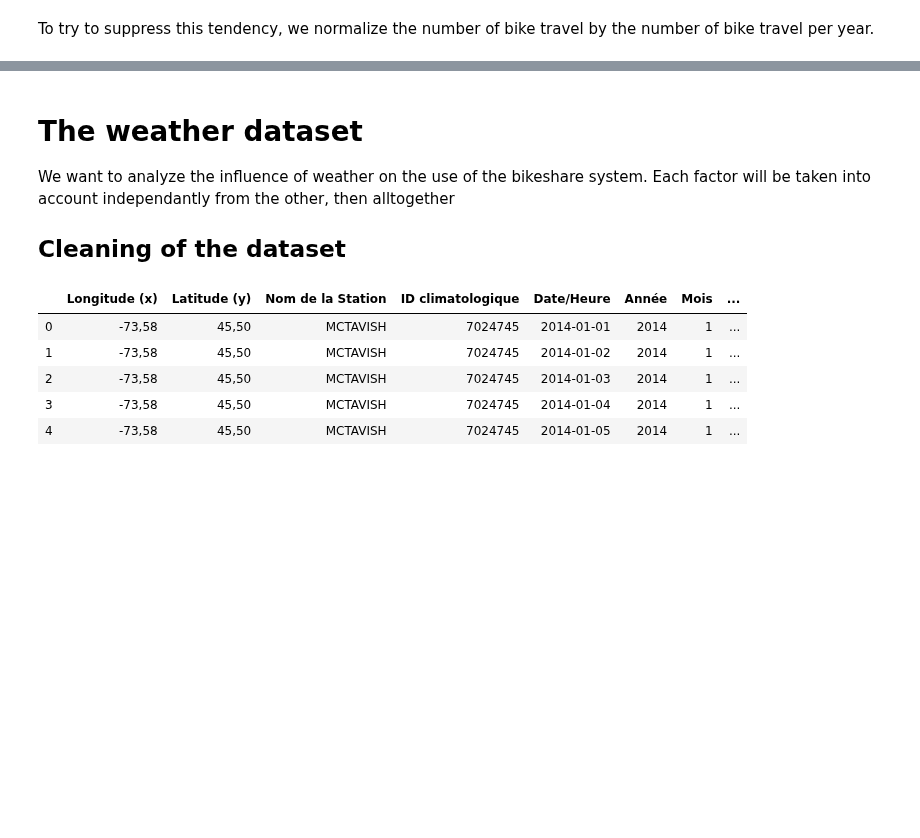
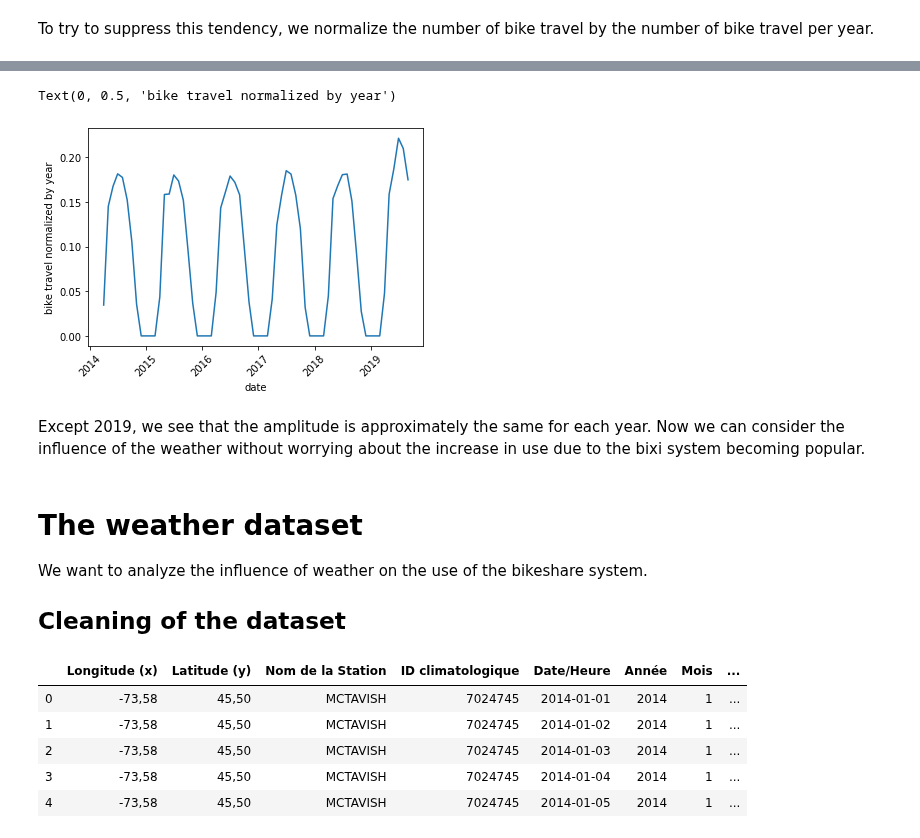
Before and after one commit to daviskia/ada-project-deep-penguin, a Jupyter notebook: Weather.ipynb, the cells around one changed output, grey strips where cells are left out. Saved outputs shown, nothing was run; the diff lists cells and outputs as text; code cells hidden in the pictures; blank space fills up the shorter version.

Commit message:
Update
struggle with cleaning of the data...

```diff
--- a/Weather.ipynb
+++ b/Weather.ipynb
@@ -261,0 +227,30 @@ TypeError: string indices must be integers
+# %%
+year_2014 = Monthly_BikeTravel['date'].dt.year == 2014
+data_2014 = Monthly_BikeTravel[year_2014]
+data_2014['count'] = data_2014['count'].apply(lambda x: x/3136276)
+data_2014 = data_2014.rename(columns={'count': 'normalized_count'})
+
+year_2015 = Monthly_BikeTravel['date'].dt.year == 2015
+data_2015 = Monthly_BikeTravel[year_2015]
+data_2015['count'] = data_2015['count'].apply(lambda x: x/3443883)
+data_2015 = data_2015.rename(columns={'count': 'normalized_count'})
+
+year_2016 = Monthly_BikeTravel['date'].dt.year == 2016
+data_2016 = Monthly_BikeTravel[year_2016]
+data_2016['count'] = data_2016['count'].apply(lambda x: x/4000080)
+data_2016 = data_2016.rename(columns={'count': 'normalized_count'})
+
+year_2017 = Monthly_BikeTravel['date'].dt.year == 2017
+data_2017 = Monthly_BikeTravel[year_2017]
+data_2017['count'] = data_2017['count'].apply(lambda x: x/4740357)
+data_2017 = data_2017.rename(columns={'count': 'normalized_count'})
+
+year_2018 = Monthly_BikeTravel['date'].dt.year == 2018
+data_2018 = Monthly_BikeTravel[year_2018]
+data_2018['count'] = data_2018['count'].apply(lambda x: x/5277541)
+data_2018 = data_2018.rename(columns={'count': 'normalized_count'})
+
+year_2019 = Monthly_BikeTravel['date'].dt.year == 2019
+data_2019 = Monthly_BikeTravel[year_2019]
+data_2019['count'] = data_2019['count'].apply(lambda x: x/4980650)
+data_2019 = data_2019.rename(columns={'count': 'normalized_count'})
@@ -261,0 +275,4 @@ TypeError: string indices must be integers
+# %%
+Normalized_MonthlyBike = pd.concat([data_2014,data_2015,data_2016,data_2017,data_2018,data_2019])
+
+Normalized_MonthlyBike.head()
@@ -262,15 +286,19 @@ TypeError: string indices must be integers
 # %%
-plt.plot(Monthly_BikeTravel['date'],Monthly_BikeTravel['Normalized_count'])
+plt.plot(Normalized_MonthlyBike['date'],Normalized_MonthlyBike['normalized_count'])
 plt.xticks(rotation = 45);
 
 axes = plt.gca()
 axes.set_xlabel('date')
 axes.set_ylabel('bike travel normalized by year')
+# %% [output]
+Text(0, 0.5, 'bike travel normalized by year')
+[figure, added]
+# %% [markdown]
+Except 2019, we see that the amplitude is approximately the same for each year. Now we can consider the influence of the weather without worrying about the increase in use due to the bixi system becoming popular.
 # %% [markdown]
 # The weather dataset
 
 We want to analyze the influence of weather on the use of the bikeshare system.
-Each factor will be taken into account independantly from the other, then alltogether
 
 ## Cleaning of the dataset
 # %%
```
Also changed, not shown: parts of 38 cells of this notebook.
